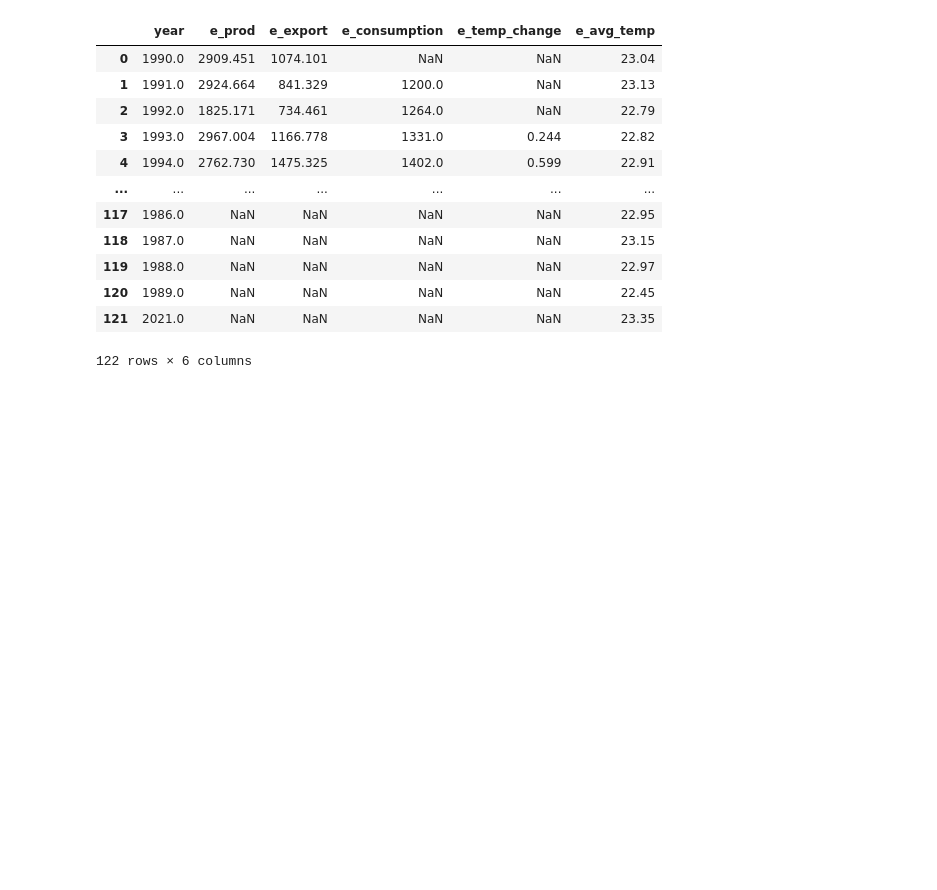
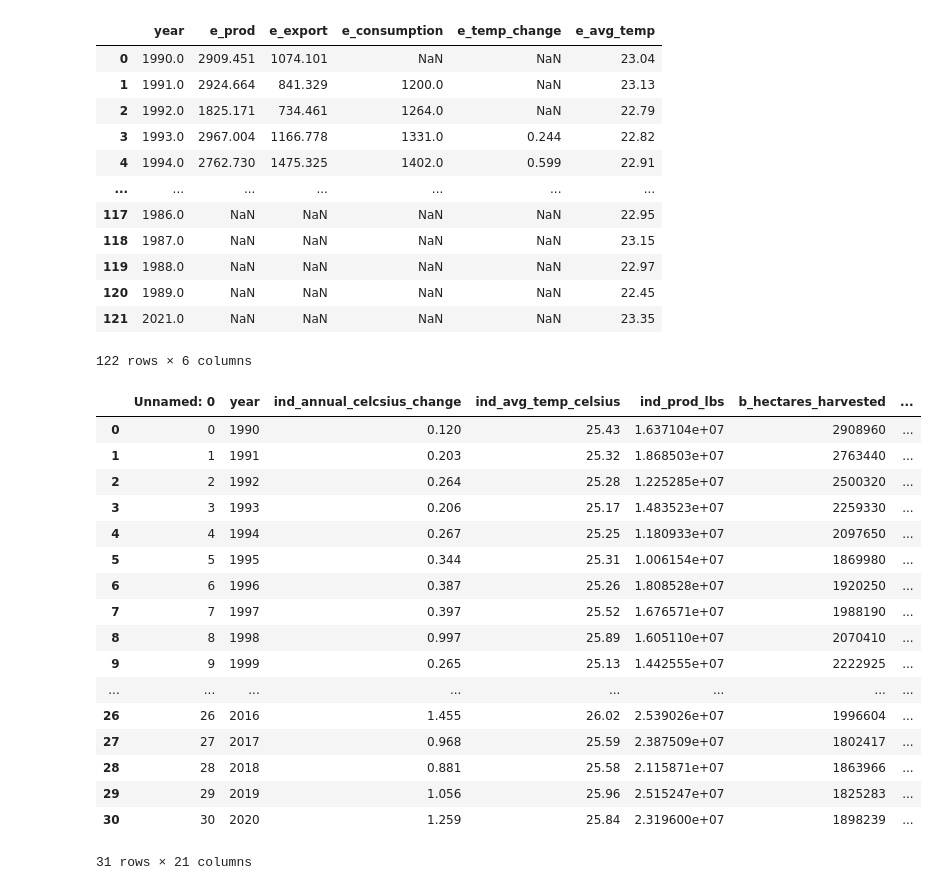
Before and after one commit to sanghyuns/Climate_Change_vs_Coffee_Production, a Jupyter notebook: Shawn.ipynb, the cells around one changed output. Cells and saved outputs as stored; diff of their text form; code cells hidden in the pictures; blank space fills up the shorter version.

```diff
--- a/Shawn.ipynb
+++ b/Shawn.ipynb
@@ -258,3 +258,28 @@ ethiopia_df
 122 rows × 6 columns
 # %%
 ethiopia_df.to_csv('./data/Ethiopia/ethiopia_df.csv')
+# %%
+cleaned_merged_df2 = pd.read_csv('./data/cleaned_merged_df2.csv')
+# %%
+cleaned_merged_df2['e_avg_temp'] = ethiopia_df['e_avg_temp']
+# %%
+cleaned_merged_df2.to_csv
+# %% [output]
+|  | Unnamed: 0 | year | ind_annual_celcsius_change | ind_avg_temp_celsius | ind_prod_lbs | b_hectares_harvested | ... |
+| 0 | 0 | 1990 | 0.120 | 25.43 | 1.637104e+07 | 2908960 | ... |
+| 1 | 1 | 1991 | 0.203 | 25.32 | 1.868503e+07 | 2763440 | ... |
+| 2 | 2 | 1992 | 0.264 | 25.28 | 1.225285e+07 | 2500320 | ... |
+| 3 | 3 | 1993 | 0.206 | 25.17 | 1.483523e+07 | 2259330 | ... |
+| 4 | 4 | 1994 | 0.267 | 25.25 | 1.180933e+07 | 2097650 | ... |
+| 5 | 5 | 1995 | 0.344 | 25.31 | 1.006154e+07 | 1869980 | ... |
+| 6 | 6 | 1996 | 0.387 | 25.26 | 1.808528e+07 | 1920250 | ... |
+| 7 | 7 | 1997 | 0.397 | 25.52 | 1.676571e+07 | 1988190 | ... |
+| 8 | 8 | 1998 | 0.997 | 25.89 | 1.605110e+07 | 2070410 | ... |
+| 9 | 9 | 1999 | 0.265 | 25.13 | 1.442555e+07 | 2222925 | ... |
+| ... | ... | ... | ... | ... | ... | ... | ... |
+| 26 | 26 | 2016 | 1.455 | 26.02 | 2.539026e+07 | 1996604 | ... |
+| 27 | 27 | 2017 | 0.968 | 25.59 | 2.387509e+07 | 1802417 | ... |
+| 28 | 28 | 2018 | 0.881 | 25.58 | 2.115871e+07 | 1863966 | ... |
+| 29 | 29 | 2019 | 1.056 | 25.96 | 2.515247e+07 | 1825283 | ... |
+| 30 | 30 | 2020 | 1.259 | 25.84 | 2.319600e+07 | 1898239 | ... |
+31 rows × 21 columns
```
Also changed, not shown: parts of 1 cell of this notebook, 1 other file.
